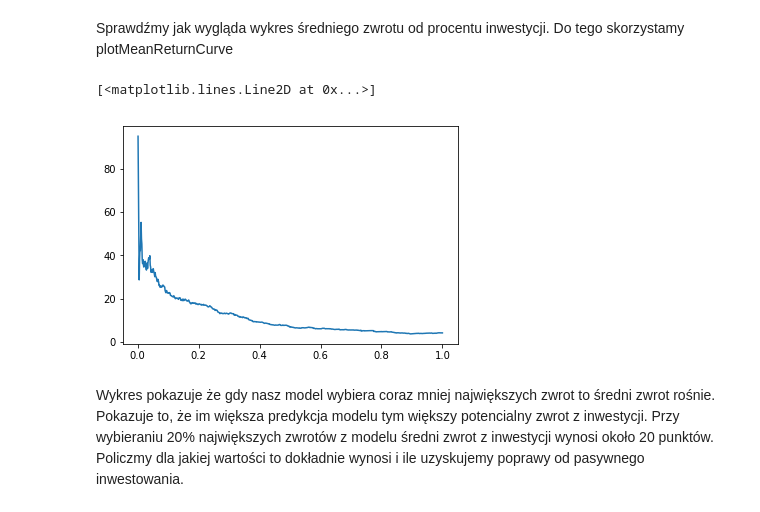
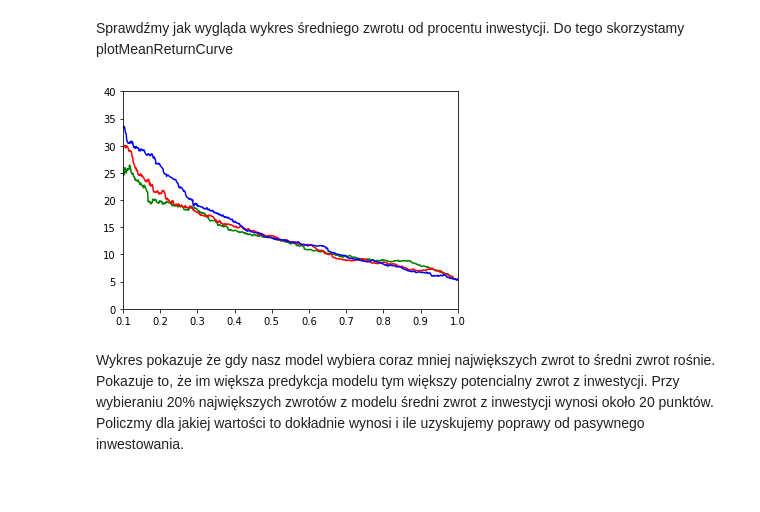
Before and after one commit to OlafSk/Modelowanie-AT, a Jupyter notebook: Paper2.ipynb, the cells around one changed output. Saved outputs shown, nothing was run; the diff lists cells and outputs as text; code cells hidden in the pictures.

```diff
--- a/Paper2.ipynb
+++ b/Paper2.ipynb
@@ -166,2 +153,0 @@ xgb = XGBClassifier(n_estimators=100)
-# %%
-xgb.fit(X_train, y1_train)
@@ -254,11 +191,15 @@ Znowu SVM wygrywa z innymi modelami. Być może jest to kwestia optymalizacji pa
 # 5. Analiza modelu
 # %% [markdown]
 Sprawdźmy jak wygląda wykres średniego zwrotu od procentu inwestycji. Do tego skorzystamy plotMeanReturnCurve
-# %%
-plotMeanReturnCurve(y5_test, svr.predict(X_test))
-# %% [output]
-[<matplotlib.lines.Line2D at 0x...>]
-[figure, removed]
+# %%
+plotMeanReturnCurve(y5_test, svr.predict(X_test), color="green")
+plotMeanReturnCurve(y5_test, xgb.predict(X_test), color="red")
+plotMeanReturnCurve(y5_test, rf.predict(X_test), color="blue")
+plt.ylim(0,40)
+plt.xlim(0.1, 1)
+plt.show()
+# %% [output]
+[figure, added]
 # %% [markdown]
 Wykres pokazuje że gdy nasz model wybiera coraz mniej największych zwrot to średni zwrot rośnie. Pokazuje to, że im większa predykcja modelu tym większy potencialny zwrot z inwestycji. Przy wybieraniu 20% największych zwrotów z modelu średni zwrot z inwestycji wynosi około 20 punktów. <br>
 Policzmy dla jakiej wartości to dokładnie wynosi i ile uzyskujemy poprawy od pasywnego inwestowania.
```
Also changed, not shown: parts of 36 cells of this notebook.
